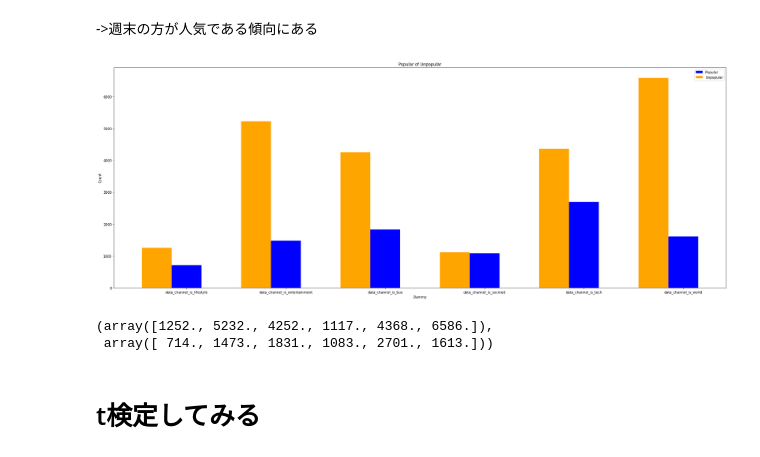
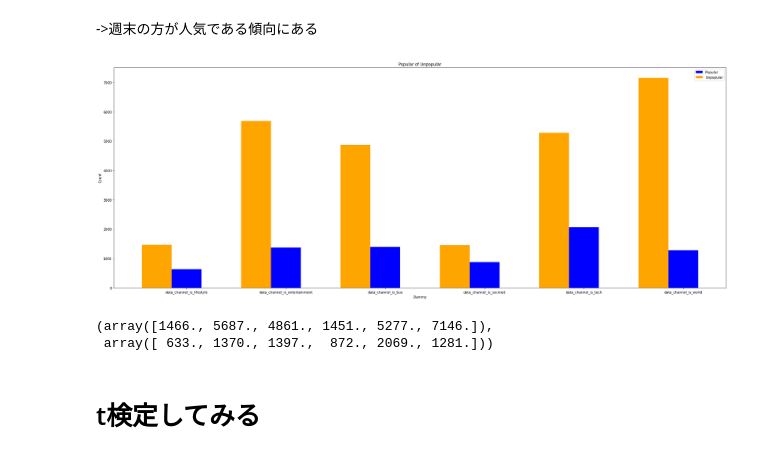
Before and after one commit to risingjiro/OnlineNews, a Jupyter notebook: analysis.ipynb, the cells around one changed output. Cells and saved outputs as stored; diff of their text form; code cells hidden in the pictures.

```diff
--- a/analysis.ipynb
+++ b/analysis.ipynb
@@ -50,0 +132,12 @@ sharesが10800.0よりも大きい点を外れ値と判断し、削除した
+# %%
+# sharesをダミー変数にする
+median = df['shares'].median()
+
+ikichi = 2800
+
+df['shares'] = df['shares'].apply(lambda x: 0 if x < ikichi else 1)
+
+# 休日のシェアのみ抽出
+holiday = df['shares'][df['is_weekend'] == 1]
+# 平日のシェアのみ抽出
+weekday = df['shares'][df['is_weekend'] == 0]
@@ -51,5 +188,25 @@ sharesが10800.0よりも大きい点を外れ値と判断し、削除した
 # %% [markdown]
 # ダミー変数(曜日、ジャンル)を可視化
+# %%
+# インプットデータを最低限整理
+df = pd.read_csv("onlinenewspopularity.csv")
+# df = data.drop(columns='url')
+# 各カラム名の先頭にスペースがあったため、削除
+tmp = []
+for i in range(len(df.columns)):
+    tmp.append(df.columns[i].replace(" ", ""))
+df.columns = tmp
+
+df = df.drop(columns=['url'])
+
+# 目的変数を対数変換
+target = df['shares']
+target_log = np.log(target)
+
+# 対数変換したtargetに、列名をつける
+target_log = pd.Series(target_log, name='shares_log')
+# データフレームに追加
+df = pd.concat([df, target_log], axis=1)
 # %%
 # ダミー変数の効果を可視化する関数
 def visual_dammy(df, ikichi, x, y):
@@ -92,13 +249,16 @@ days
 # %%
 # チャンネルを可視化
 x = df.columns.values[12:18]
 mean = df['shares'].mean()
+
+mean = 2800
+
 channels = visual_dammy(df, mean, x, 'shares')
 channels
 # %% [output]
-[figure, old version]
+[figure, new version]
-(array([1252., 5232., 4252., 1117., 4368., 6586.]),
- array([ 714., 1473., 1831., 1083., 2701., 1613.]))
+(array([1466., 5687., 4861., 1451., 5277., 7146.]),
+ array([ 633., 1370., 1397.,  872., 2069., 1281.]))
 # %% [markdown]
 # t検定してみる
 # %%
```
Also changed, not shown: parts of 23 cells of this notebook.
